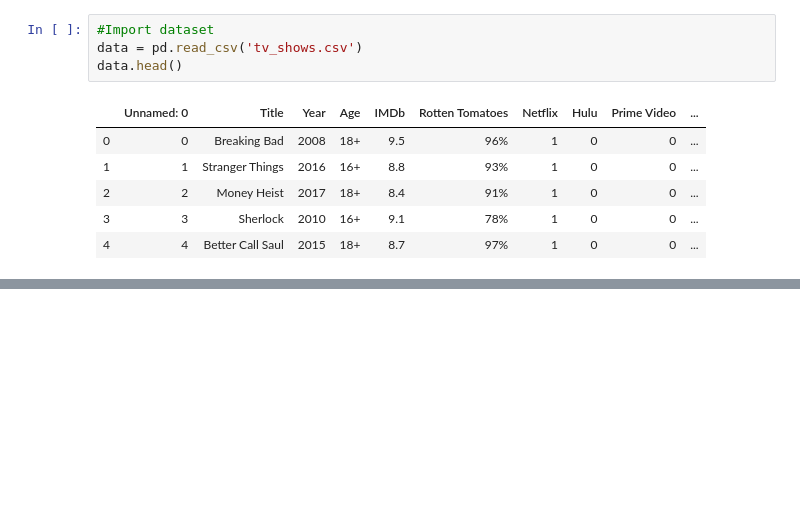
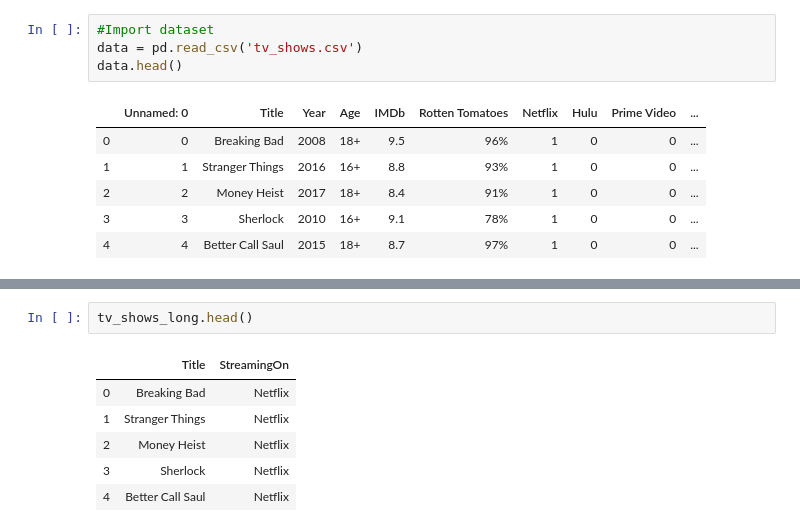
Before and after one commit to Murad042/Best-Streaming-Service-Analysis, a Jupyter notebook: streaminganalysis.ipynb, the cells around one changed output, grey strips where cells are left out. Saved outputs shown, nothing was run; the diff lists cells and outputs as text; blank space fills up the shorter version.

```diff
--- a/streaminganalysis.ipynb
+++ b/streaminganalysis.ipynb
@@ -19,0 +62,9 @@ data.head()
+# %%
+tv_shows_long.head()
+# %% [output]
+|  | Title | StreamingOn |
+| 0 | Breaking Bad | Netflix |
+| 1 | Stranger Things | Netflix |
+| 2 | Money Heist | Netflix |
+| 3 | Sherlock | Netflix |
+| 4 | Better Call Saul | Netflix |
```
Also changed, not shown: parts of 12 cells of this notebook.
